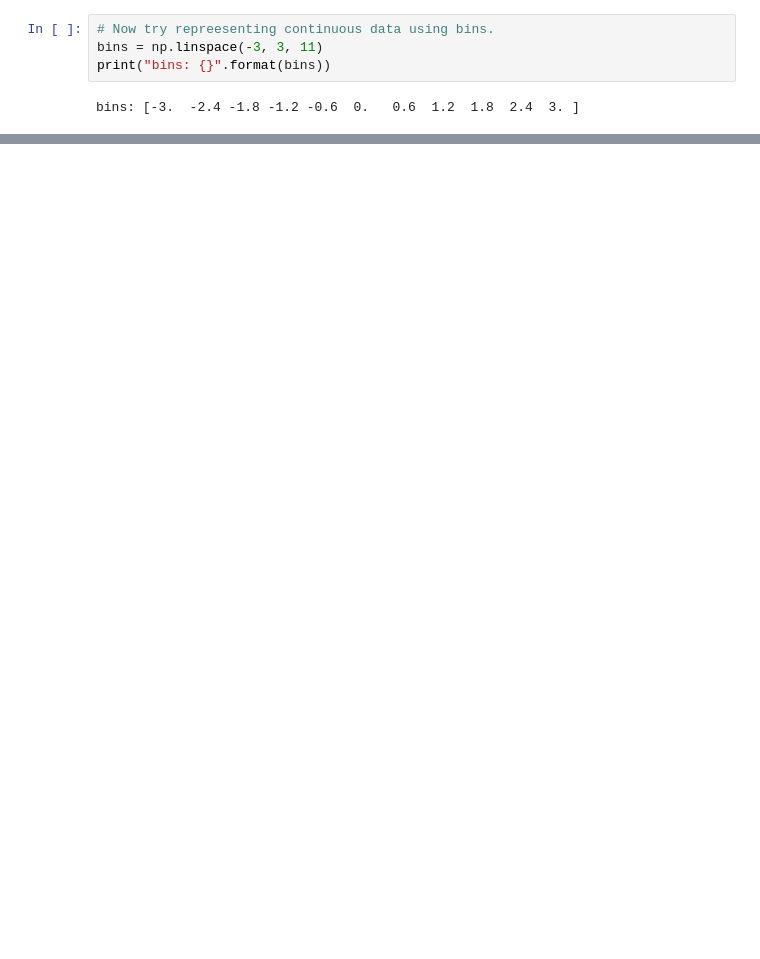
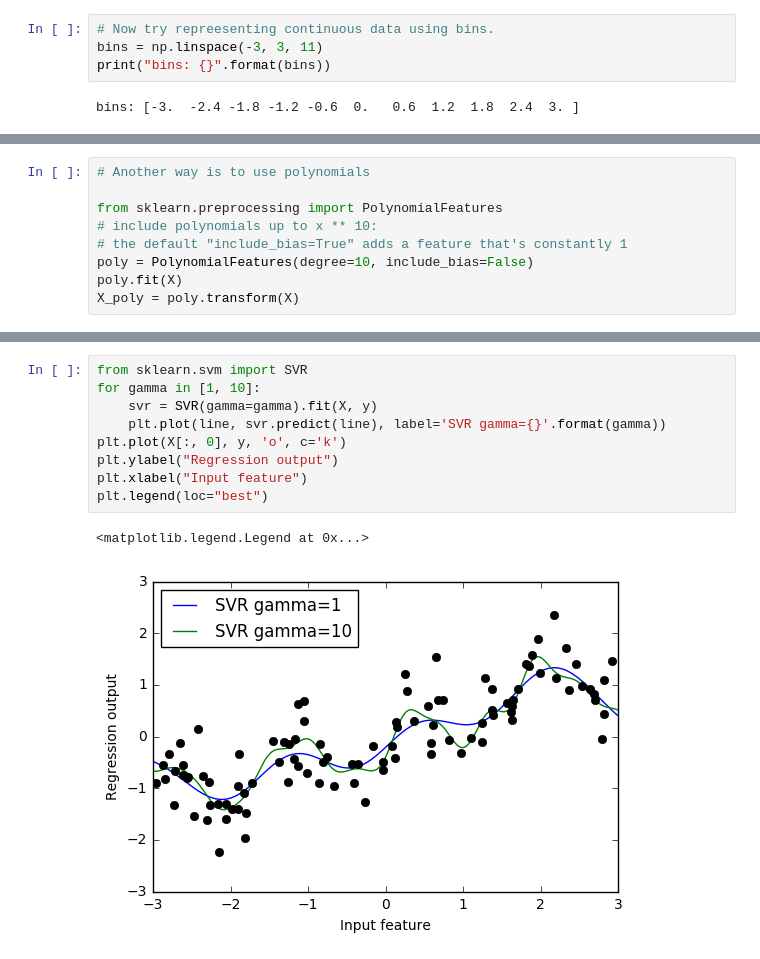
Before and after one commit to cgosmeyer/learning_machinelearning, a Jupyter notebook: ch4.ipynb, the cells around one changed output, grey strips where cells are left out. Cells and saved outputs as stored; diff of their text form; blank space fills up the shorter version.

```diff
--- a/ch4.ipynb
+++ b/ch4.ipynb
@@ -151,0 +200,9 @@ ValueError: X has different shape than during fitting. Expected 44, got 1.
+# %%
+# Another way is to use polynomials
+
+from sklearn.preprocessing import PolynomialFeatures
+# include polynomials up to x ** 10:
+# the default "include_bias=True" adds a feature that's constantly 1
+poly = PolynomialFeatures(degree=10, include_bias=False)
+poly.fit(X)
+X_poly = poly.transform(X)
@@ -151,0 +255,12 @@ ValueError: X has different shape than during fitting. Expected 44, got 1.
+# %%
+from sklearn.svm import SVR
+for gamma in [1, 10]:
+    svr = SVR(gamma=gamma).fit(X, y)
+    plt.plot(line, svr.predict(line), label='SVR gamma={}'.format(gamma))
+plt.plot(X[:, 0], y, 'o', c='k')
+plt.ylabel("Regression output")
+plt.xlabel("Input feature")
+plt.legend(loc="best")
+# %% [output]
+<matplotlib.legend.Legend at 0x...>
+[figure, added]
```
Also changed, not shown: parts of 40 cells of this notebook, 1 other file.
